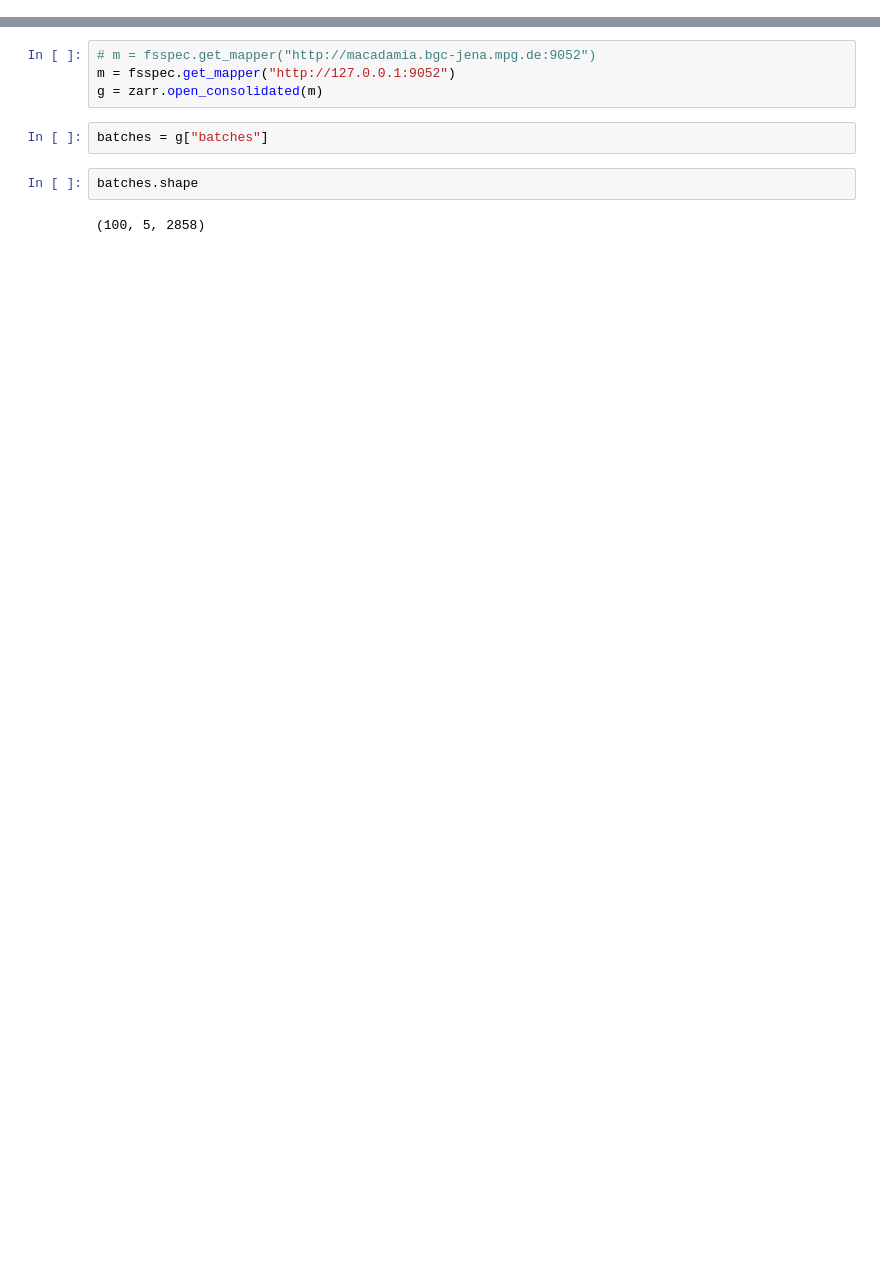
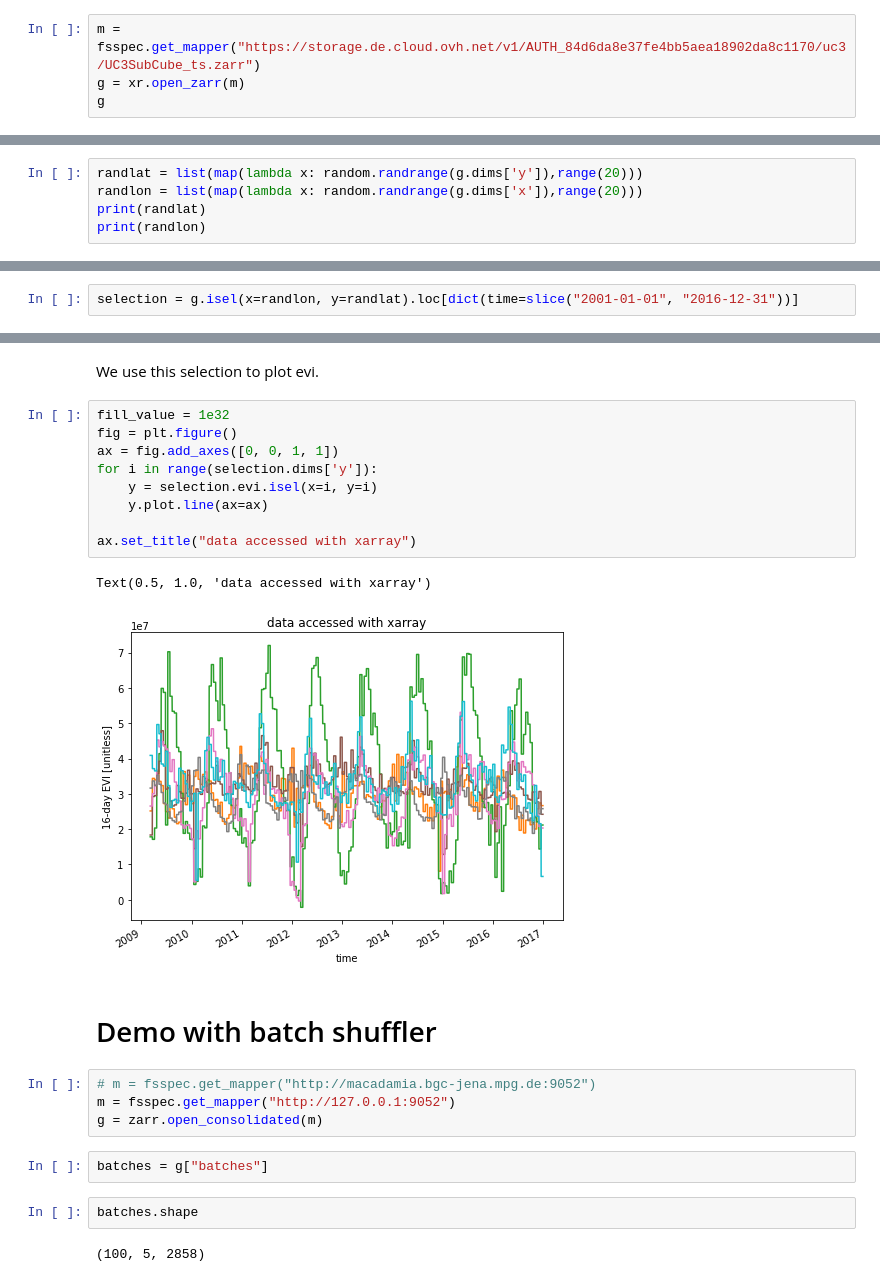
Before and after one commit to melwey/server_access, a Jupyter notebook: sampler_demo_python.ipynb, the cells around one changed output, grey strips where cells are left out. Drawn from its saved outputs; the diff is of its cells as text; blank space fills up the shorter version.

```diff
--- a/sampler_demo_python.ipynb
+++ b/sampler_demo_python.ipynb
@@ -3,0 +14,4 @@ import zarr
+# %%
+m = fsspec.get_mapper("https://storage.de.cloud.ovh.net/v1/AUTH_84d6da8e37fe4bb5aea18902da8c1170/uc3/UC3SubCube_ts.zarr")
+g = xr.open_zarr(m)
+g
@@ -3,0 +100,5 @@ import zarr
+# %%
+randlat = list(map(lambda x: random.randrange(g.dims['y']),range(20)))
+randlon = list(map(lambda x: random.randrange(g.dims['x']),range(20)))
+print(randlat)
+print(randlon)
@@ -3,0 +108,2 @@ import zarr
+# %%
+selection = g.isel(x=randlon, y=randlat).loc[dict(time=slice("2001-01-01", "2016-12-31"))]
@@ -4,3 +192,19 @@ import zarr
+# %% [markdown]
+We use this selection to plot evi.
+# %%
+fill_value = 1e32
+fig = plt.figure()
+ax = fig.add_axes([0, 0, 1, 1])
+for i in range(selection.dims['y']):
+    y = selection.evi.isel(x=i, y=i)
+    y.plot.line(ax=ax)
+
+ax.set_title("data accessed with xarray")
+# %% [output]
+Text(0.5, 1.0, 'data accessed with xarray')
+[figure, added]
+# %% [markdown]
+# Demo with batch shuffler
 # %%
 # m = fsspec.get_mapper("http://macadamia.bgc-jena.mpg.de:9052")
 m = fsspec.get_mapper("http://127.0.0.1:9052")
```
Also changed, not shown: parts of 9 cells of this notebook.
